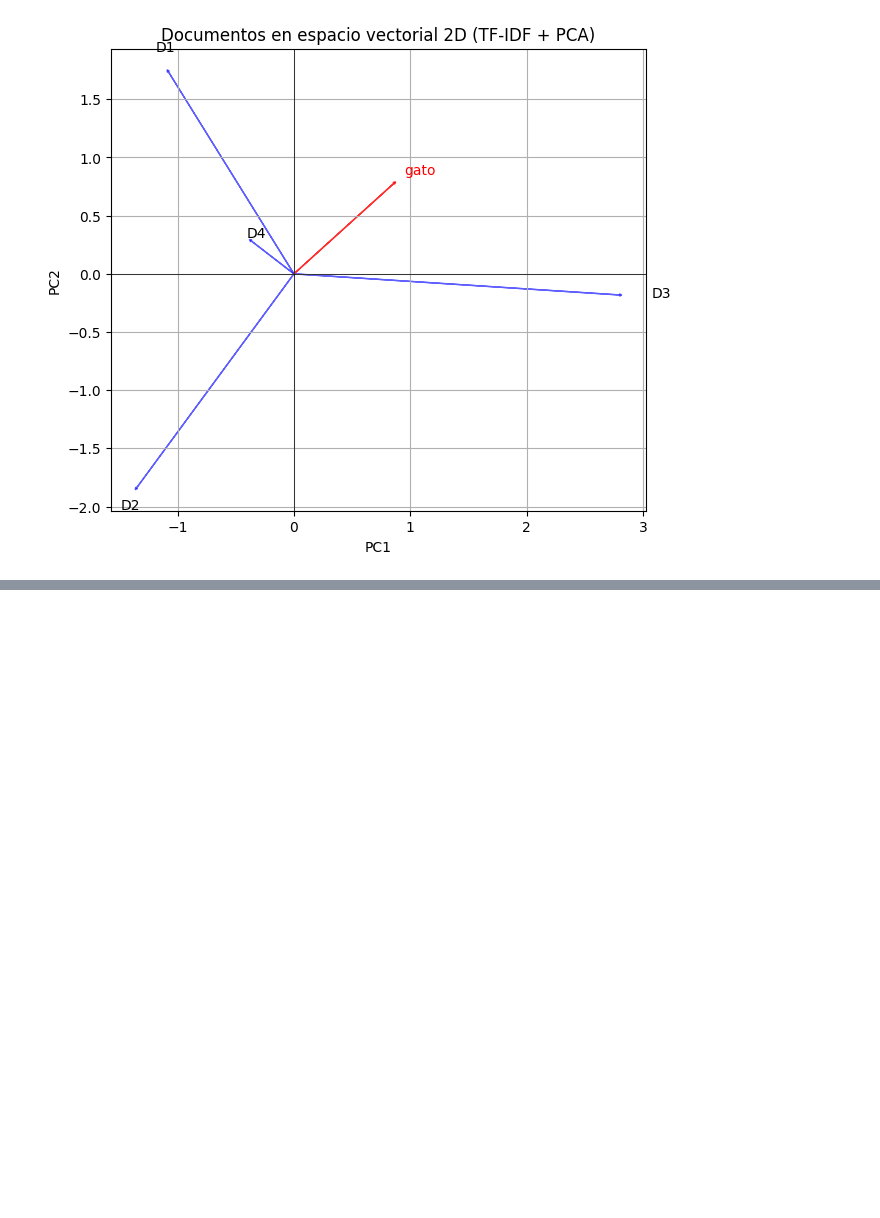
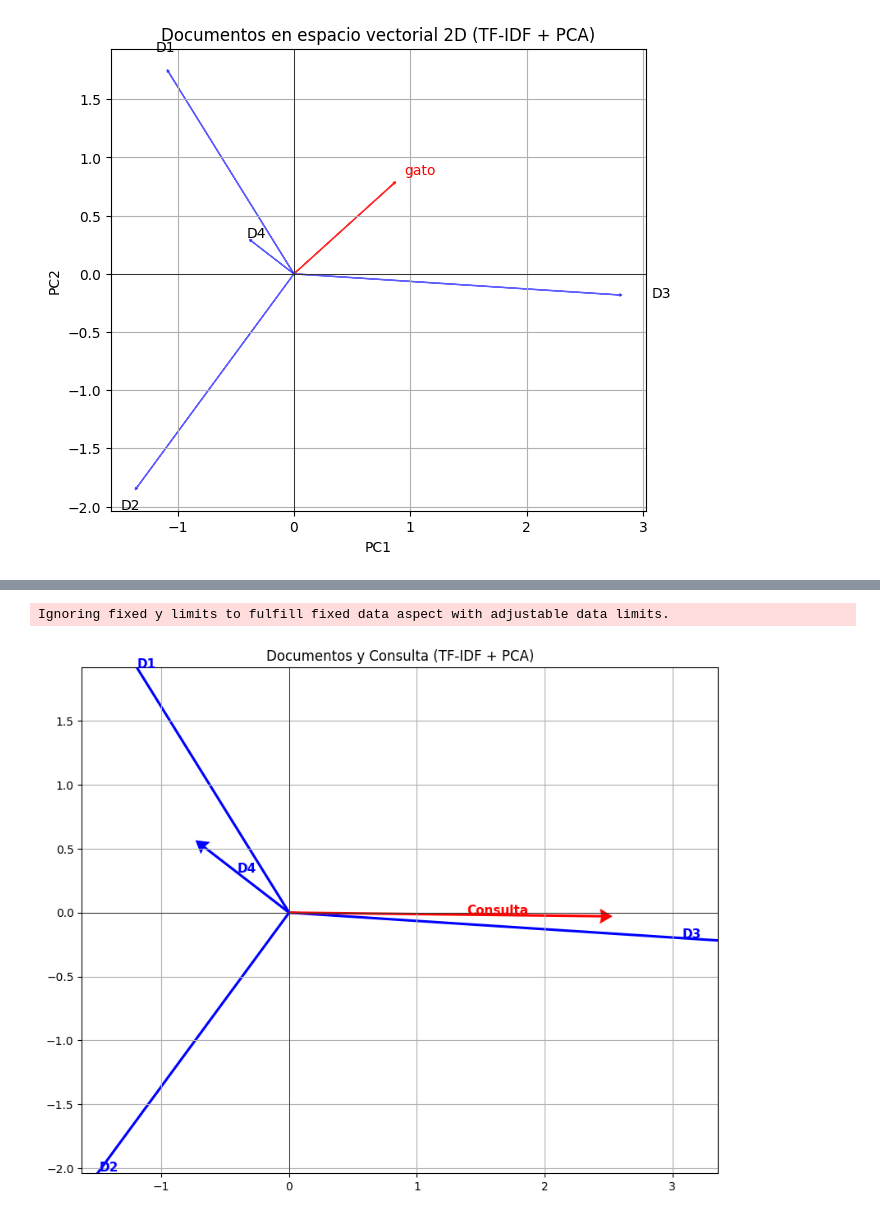
Before and after one commit to SebasRo17/Recuperacion, a Jupyter notebook: ir25a-main/ir25a-main/notebooks/03similitudcoseno.ipynb, the cells around one changed output, grey strips where cells are left out. Drawn from its saved outputs; the diff is of its cells as text; code cells hidden in the pictures; blank space fills up the shorter version.

```diff
--- a/ir25a-main/ir25a-main/notebooks/03similitudcoseno.ipynb
+++ b/ir25a-main/ir25a-main/notebooks/03similitudcoseno.ipynb
@@ -194,0 +307,38 @@ plt.show()
+# %%
+plt.figure(figsize=(10, 8))
+
+# Origen para todos los vectores
+origins = np.zeros((len(docs_2d) + 1, 2))  # +1 para la consulta
+
+# Vectores de documentos y consulta
+vectors = np.vstack([docs_2d, query_2d])
+colors = ['blue'] * len(docs_2d) + ['red']
+
+# Dibujar todos los vectores de una sola vez con quiver
+Q = plt.quiver(origins[:, 0], origins[:, 1],
+               vectors[:, 0], vectors[:, 1],
+               color=colors, angles='xy', scale_units='xy', scale=0.5,
+               width=0.004, headwidth=6)
+
+# Etiquetas simples
+labels = [f"D{i+1}" for i in range(len(docs_2d))] + ["Consulta"]
+for i, (x, y) in enumerate(vectors):
+    plt.text(x*1.1, y*1.1, labels[i],
+             color=colors[i], fontweight='bold', fontsize=11)
+
+# Configuración básica
+plt.grid(True)
+plt.axhline(0, color='black', linewidth=0.5)
+plt.axvline(0, color='black', linewidth=0.5)
+plt.title("Documentos y Consulta (TF-IDF + PCA)")
+plt.axis('equal')  # Mantener escala igual en ambos ejes
+
+# Ajustar los límites para que se vea todo
+margin = 1.2
+plt.xlim(vectors[:, 0].min() * margin, vectors[:, 0].max() * margin)
+plt.ylim(vectors[:, 1].min() * margin, vectors[:, 1].max() * margin)
+
+plt.show()
+# %% [output]
+Ignoring fixed y limits to fulfill fixed data aspect with adjustable data limits.
+[figure, added]
```
Also changed, not shown: parts of 7 cells of this notebook.
